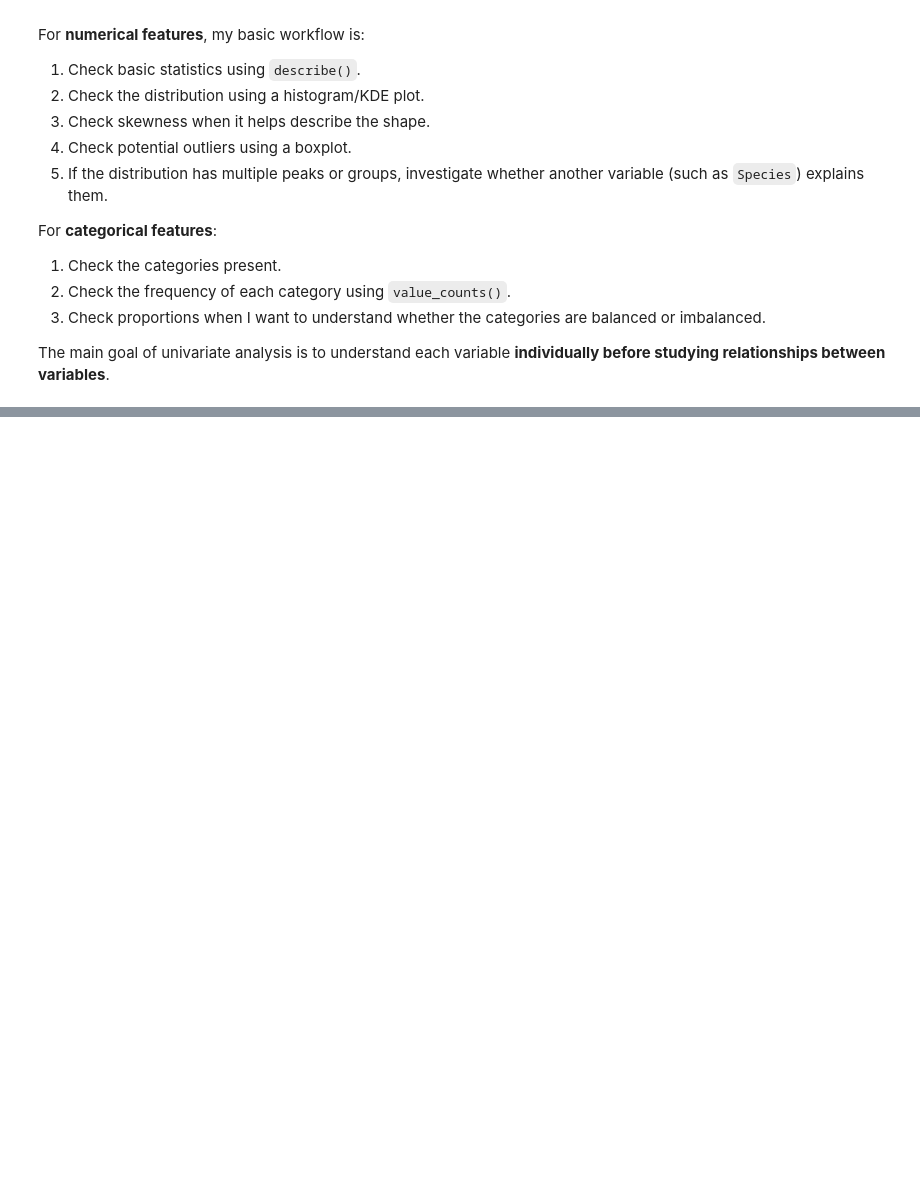
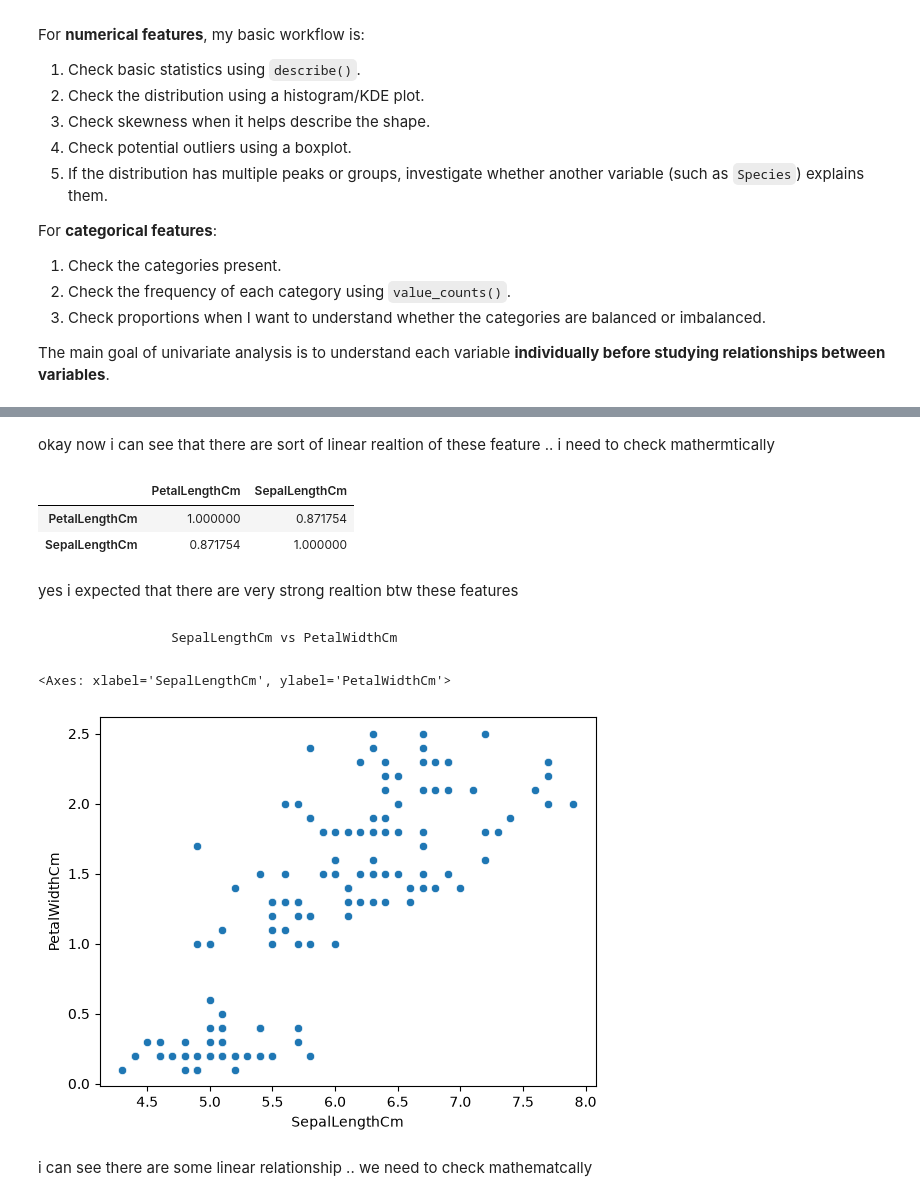
Before and after one commit to avinsio/ml-playground, a Jupyter notebook: projects/02_eda/01_smaller/01_iris_eda/analysis.ipynb, the cells around one changed output, grey strips where cells are left out. Saved outputs shown, nothing was run; the diff lists cells and outputs as text; code cells hidden in the pictures; blank space fills up the shorter version.

```diff
--- a/projects/02_eda/01_smaller/01_iris_eda/analysis.ipynb
+++ b/projects/02_eda/01_smaller/01_iris_eda/analysis.ipynb
@@ -358,0 +394,21 @@ The main goal of univariate analysis is to understand each variable **individual
+# %% [markdown]
+okay now i can see that there are sort of linear realtion of these feature .. i need to check mathermtically
+# %%
+df[["PetalLengthCm","SepalLengthCm"]].corr()
+# %% [output]
+|  | PetalLengthCm | SepalLengthCm |
+| PetalLengthCm | 1.000000 | 0.871754 |
+| SepalLengthCm | 0.871754 | 1.000000 |
+# %% [markdown]
+yes i expected that there are very strong realtion btw these features
+# %% [markdown]
+	               SepalLengthCm vs PetalWidthCm
+# %%
+sns.scatterplot(x="SepalLengthCm",
+                y="PetalWidthCm",
+                data=df)
+# %% [output]
+<Axes: xlabel='SepalLengthCm', ylabel='PetalWidthCm'>
+[figure, added]
+# %% [markdown]
+i can see there are some linear relationship .. we need to check mathematcally
```
Also changed, not shown: parts of 12 cells of this notebook, 1 other file.
